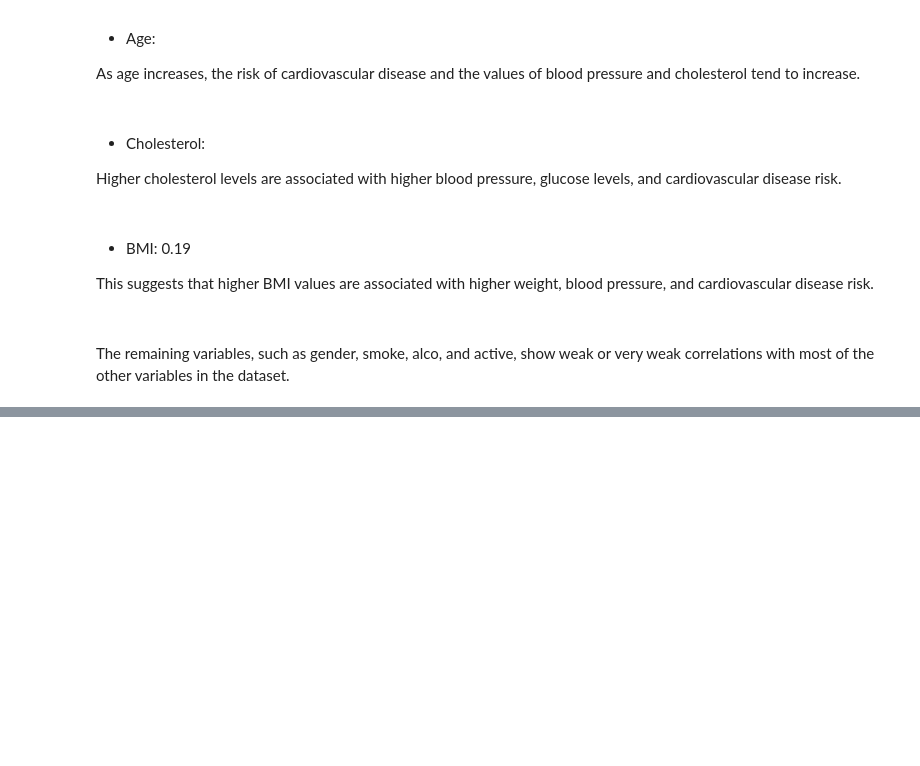
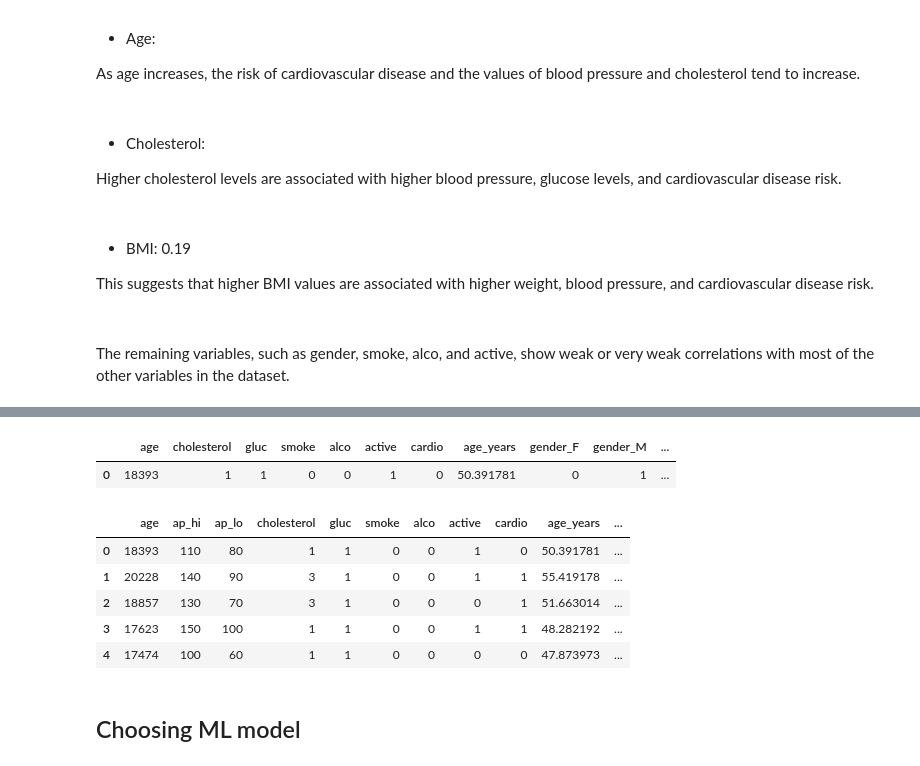
Before and after one commit to smlatic/Machine-Learning-ITHS, a Jupyter notebook: LAB/Disease_detection/disease_detection.ipynb, the cells around one changed output, grey strips where cells are left out. Cells and saved outputs as stored; diff of their text form; code cells hidden in the pictures; blank space fills up the shorter version.

Commit message:
model training/eval done

```diff
--- a/LAB/Disease_detection/disease_detection.ipynb
+++ b/LAB/Disease_detection/disease_detection.ipynb
@@ -484,0 +505,34 @@ The remaining variables, such as gender, smoke, alco, and active, show weak or v
+# %%
+# Dataset 1:
+
+# Drop unnecessary columns
+df1 = new_df.drop(columns=['height', 'weight', 'ap_hi', 'ap_lo', 'BMI'])
+
+# One-Hot encoding for BMI_category, bp_category, and gender
+df1['gender'] = df1['gender'].map({1: 'F', 2: 'M'})
+df1 = pd.get_dummies(df1, columns=['gender', 'BMI_category', 'bp_category'])
+
+df1.head(1)
+# %% [output]
+|  | age | cholesterol | gluc | smoke | alco | active | cardio | age_years | gender_F | gender_M | ... |
+| 0 | 18393 | 1 | 1 | 0 | 0 | 1 | 0 | 50.391781 | 0 | 1 | ... |
+# %%
+# Dataset 2:
+
+# Drop unnecessary columns
+df2 = new_df.drop(columns=['height', 'weight', 'BMI_category', 'bp_category'])
+
+# One-Hot encoding for gender
+df2['gender'] = df2['gender'].map({1: 'F', 2: 'M'})
+df2 = pd.get_dummies(df2, columns=['gender'])
+
+df2.head()
+# %% [output]
+|  | age | ap_hi | ap_lo | cholesterol | gluc | smoke | alco | active | cardio | age_years | ... |
+| 0 | 18393 | 110 | 80 | 1 | 1 | 0 | 0 | 1 | 0 | 50.391781 | ... |
+| 1 | 20228 | 140 | 90 | 3 | 1 | 0 | 0 | 1 | 1 | 55.419178 | ... |
+| 2 | 18857 | 130 | 70 | 3 | 1 | 0 | 0 | 0 | 1 | 51.663014 | ... |
+| 3 | 17623 | 150 | 100 | 1 | 1 | 0 | 0 | 1 | 1 | 48.282192 | ... |
+| 4 | 17474 | 100 | 60 | 1 | 1 | 0 | 0 | 0 | 0 | 47.873973 | ... |
+# %% [markdown]
+## Choosing ML model
```
Also changed, not shown: parts of 17 cells of this notebook, 6 other files.
